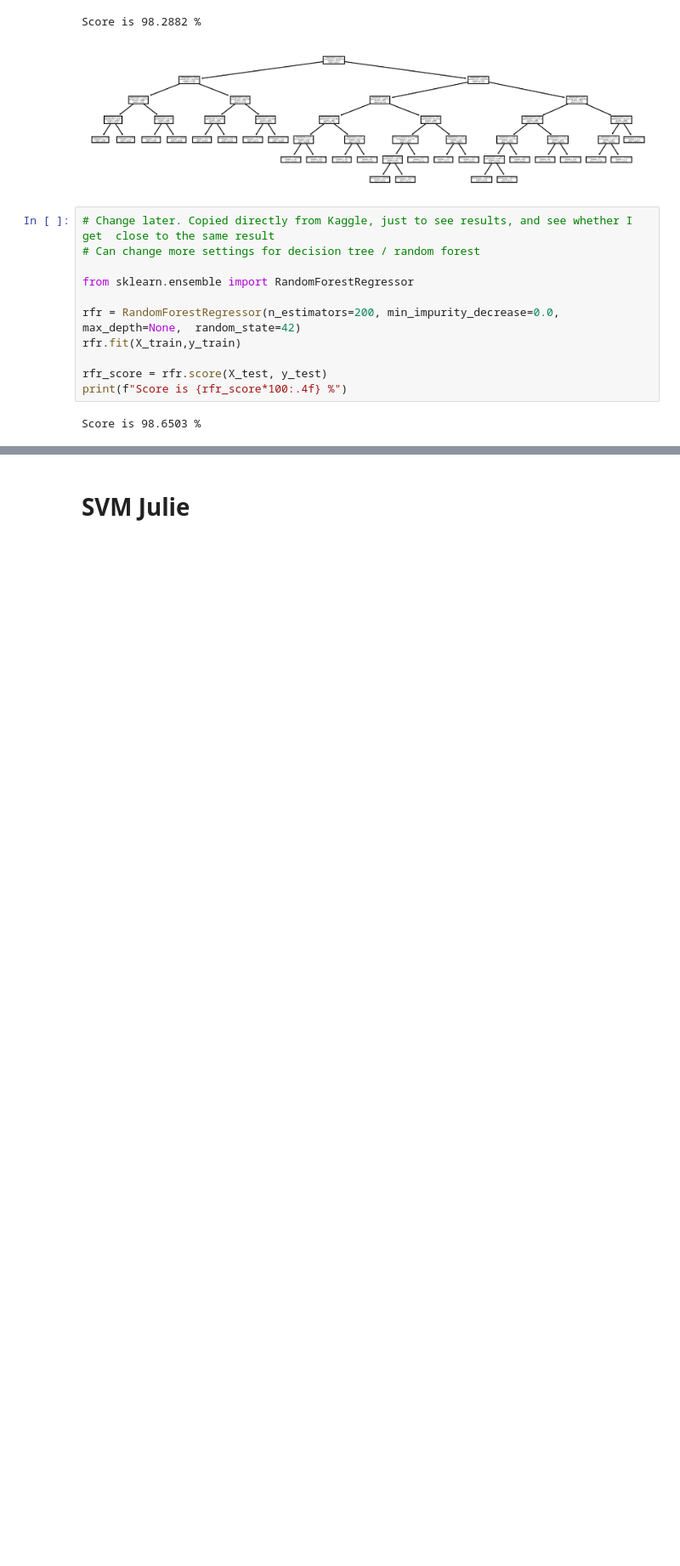
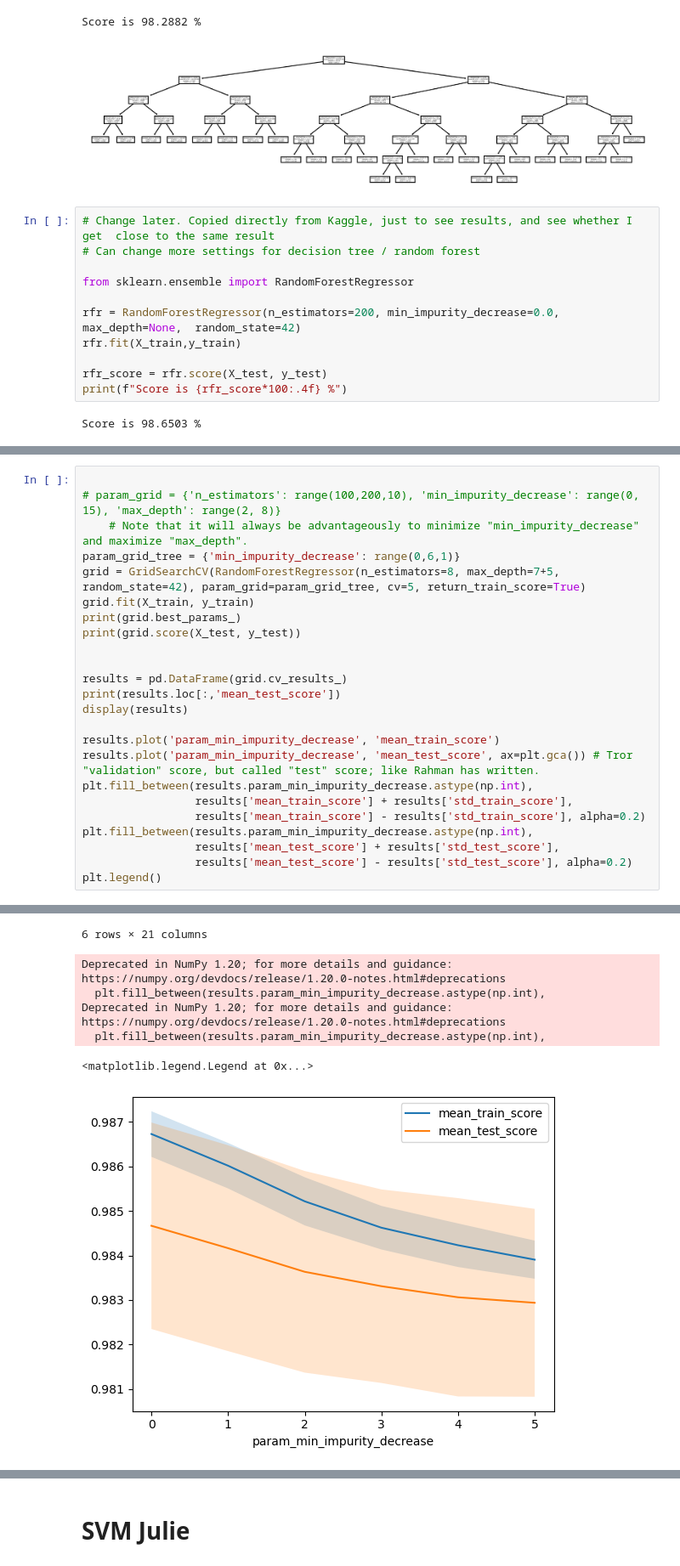
Before and after one commit to Enginedeer/AML_project, a Jupyter notebook: andi_AML.ipynb, the cells around one changed output, grey strips where cells are left out. Shown at 85% size. Cells and saved outputs as stored; diff of their text form; blank space fills up the shorter version.

```diff
--- a/andi_AML.ipynb
+++ b/andi_AML.ipynb
@@ -479,0 +524,25 @@ KeyboardInterrupt:
+# %%
+
+# param_grid = {'n_estimators': range(100,200,10), 'min_impurity_decrease': range(0, 15), 'max_depth': range(2, 8)}
+    # Note that it will always be advantageously to minimize "min_impurity_decrease" and maximize "max_depth".
+param_grid_tree = {'min_impurity_decrease': range(0,6,1)}
+grid = GridSearchCV(RandomForestRegressor(n_estimators=8, max_depth=7+5, random_state=42), param_grid=param_grid_tree, cv=5, return_train_score=True)
+grid.fit(X_train, y_train)
+print(grid.best_params_)
+print(grid.score(X_test, y_test))
+
+
+results = pd.DataFrame(grid.cv_results_)
+print(results.loc[:,'mean_test_score'])
+display(results)
+
+results.plot('param_min_impurity_decrease', 'mean_train_score')
+results.plot('param_min_impurity_decrease', 'mean_test_score', ax=plt.gca()) # Tror "validation" score, but called "test" score; like Rahman has written.
+plt.fill_between(results.param_min_impurity_decrease.astype(np.int),
+                 results['mean_train_score'] + results['std_train_score'],
+                 results['mean_train_score'] - results['std_train_score'], alpha=0.2)
+plt.fill_between(results.param_min_impurity_decrease.astype(np.int),
+                 results['mean_test_score'] + results['std_test_score'],
+                 results['mean_test_score'] - results['std_test_score'], alpha=0.2)
+plt.legend()
+# %% [output]
@@ -479,0 +565,7 @@ KeyboardInterrupt:
+6 rows × 21 columns
+Deprecated in NumPy 1.20; for more details and guidance: https://numpy.org/devdocs/release/1.20.0-notes.html#deprecations
+  plt.fill_between(results.param_min_impurity_decrease.astype(np.int),
+Deprecated in NumPy 1.20; for more details and guidance: https://numpy.org/devdocs/release/1.20.0-notes.html#deprecations
+  plt.fill_between(results.param_min_impurity_decrease.astype(np.int),
+<matplotlib.legend.Legend at 0x...>
+[figure, added]
```
Also changed, not shown: parts of 7 cells of this notebook.
